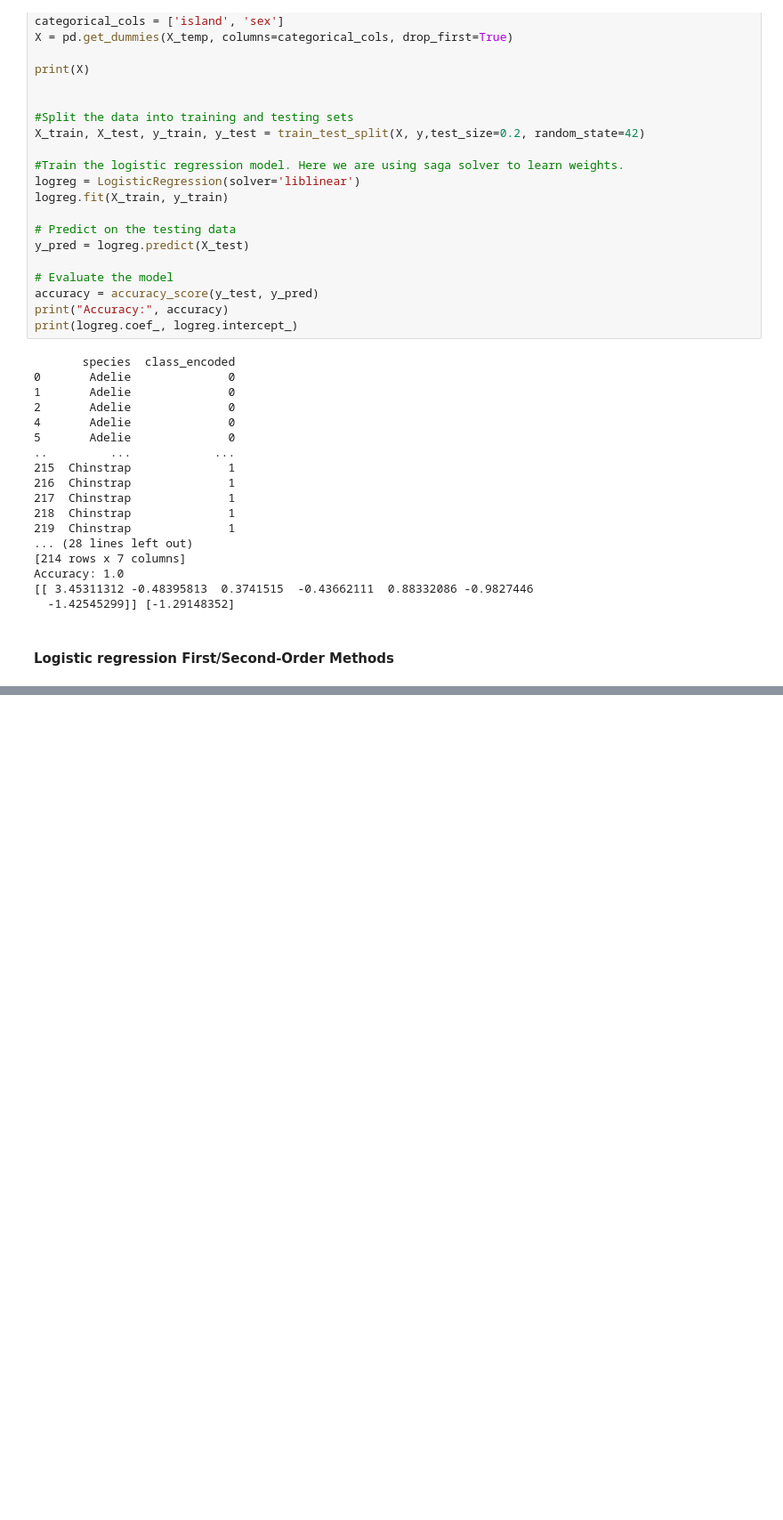
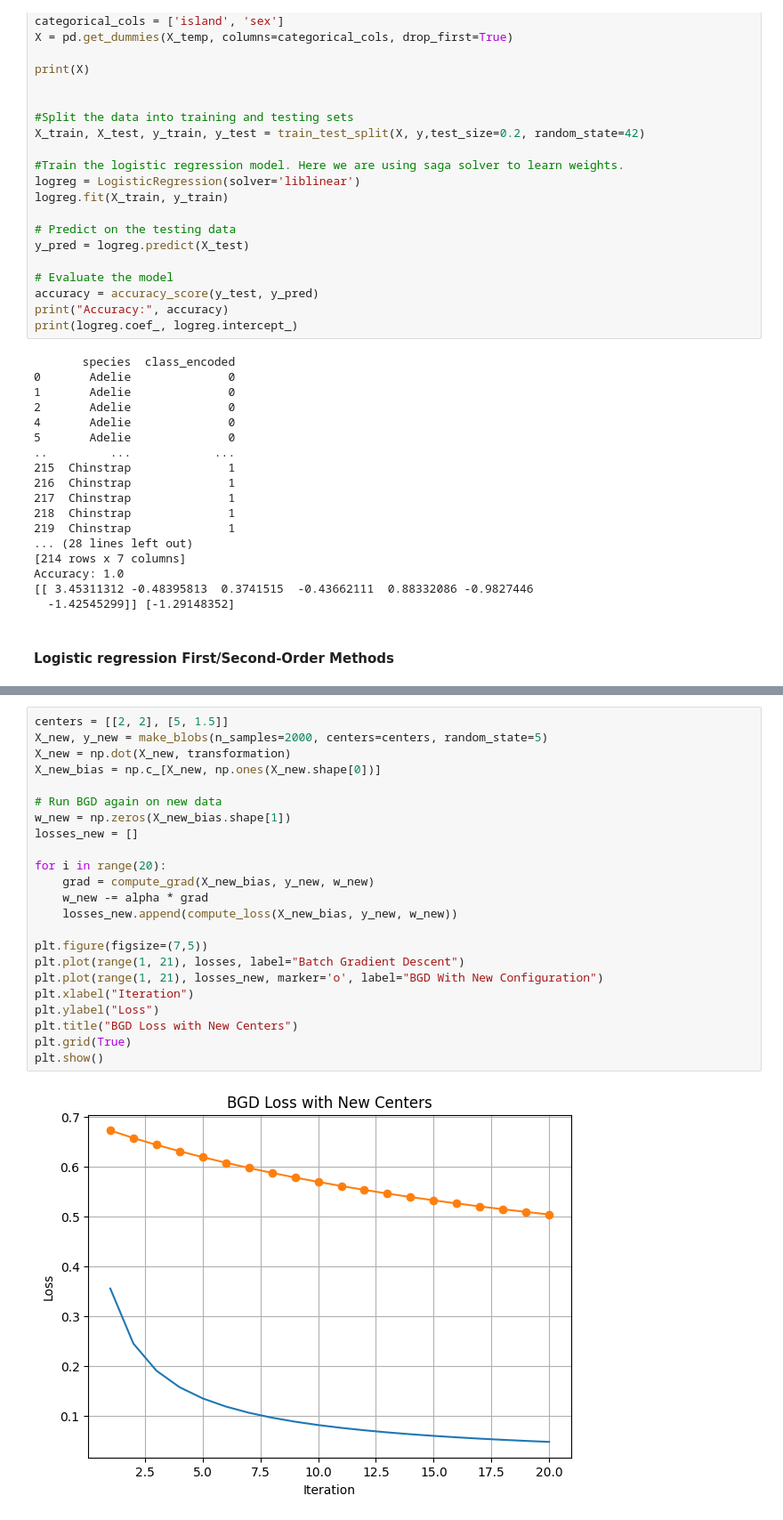
Before and after one commit to minuraashen/Machine-Learning, a Jupyter notebook: EN3150-Pattern_Recognition/Assignment 2/Assignment_02.ipynb, the cells around one changed output, grey strips where cells are left out. Shown: that part at 89% size. Drawn from its saved outputs; the diff is of its cells as text; blank space fills up the shorter version.

```diff
--- a/EN3150-Pattern_Recognition/Assignment 2/Assignment_02.ipynb
+++ b/EN3150-Pattern_Recognition/Assignment 2/Assignment_02.ipynb
@@ -263,0 +490,25 @@ print(y)
+# %%
+centers = [[2, 2], [5, 1.5]]
+X_new, y_new = make_blobs(n_samples=2000, centers=centers, random_state=5)
+X_new = np.dot(X_new, transformation)
+X_new_bias = np.c_[X_new, np.ones(X_new.shape[0])]
+
+# Run BGD again on new data
+w_new = np.zeros(X_new_bias.shape[1])
+losses_new = []
+
+for i in range(20):
+    grad = compute_grad(X_new_bias, y_new, w_new)
+    w_new -= alpha * grad
+    losses_new.append(compute_loss(X_new_bias, y_new, w_new))
+
+plt.figure(figsize=(7,5))
+plt.plot(range(1, 21), losses, label="Batch Gradient Descent")
+plt.plot(range(1, 21), losses_new, marker='o', label="BGD With New Configuration")
+plt.xlabel("Iteration")
+plt.ylabel("Loss")
+plt.title("BGD Loss with New Centers")
+plt.grid(True)
+plt.show()
+# %% [output]
+[figure, added]
```
Also changed, not shown: parts of 7 cells of this notebook.
